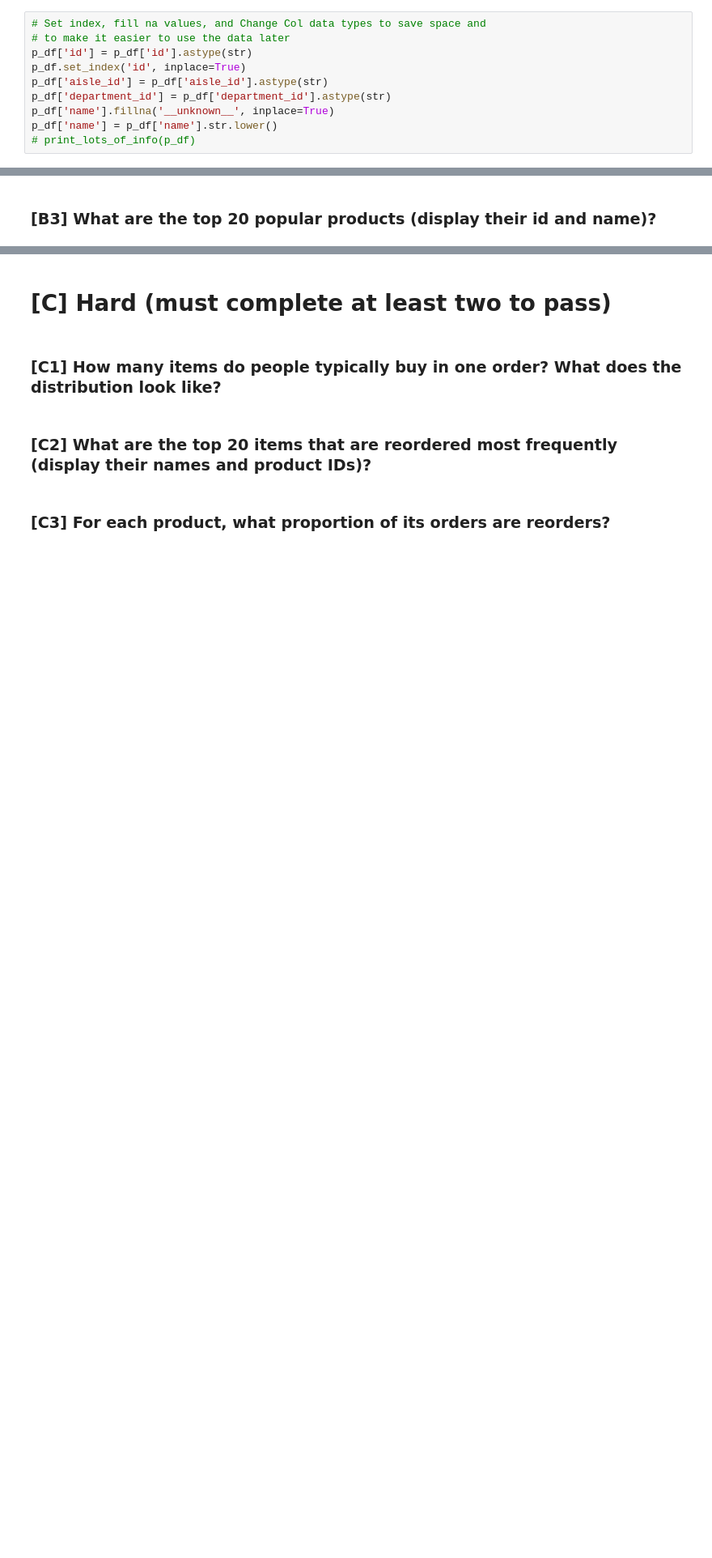
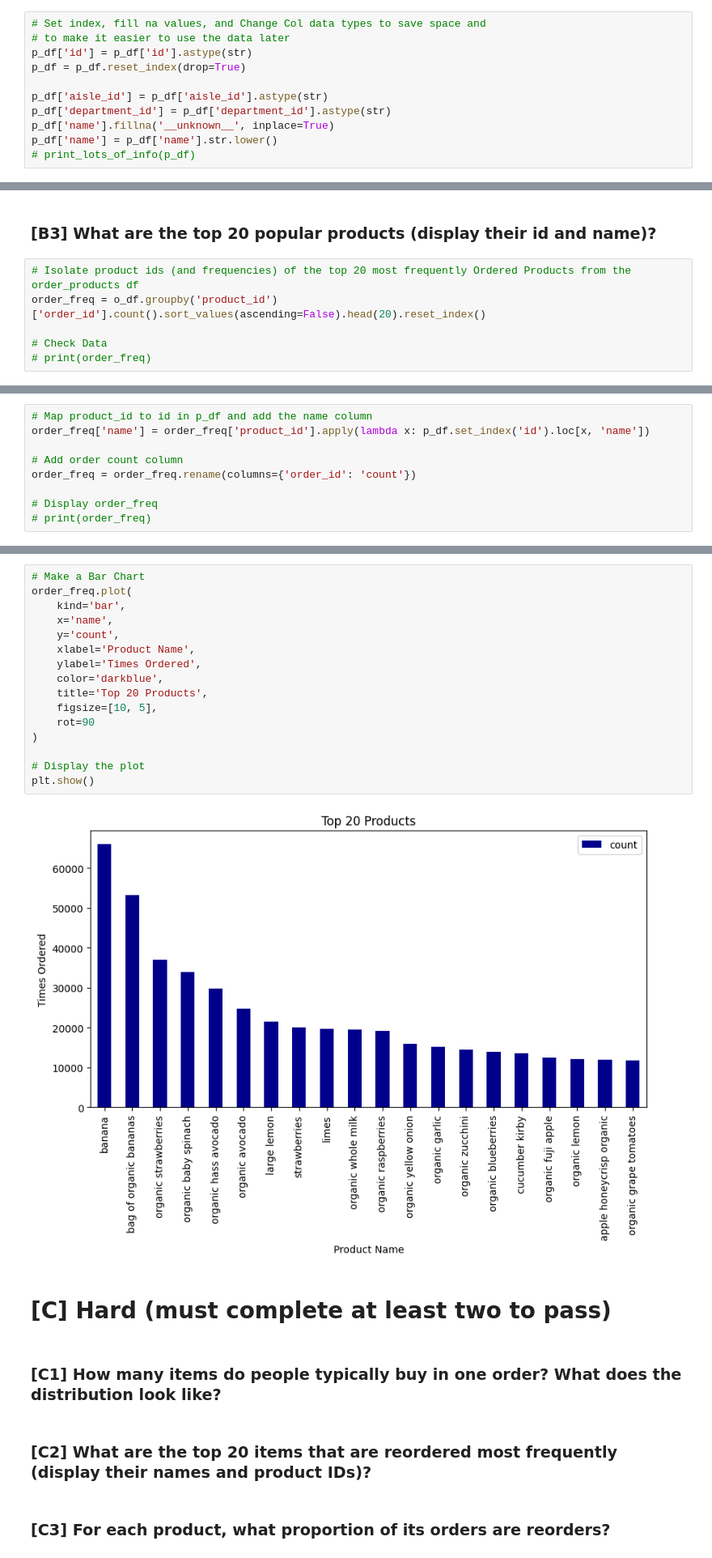
Before and after one commit to Malokingi/EDA-Project, a Jupyter notebook: EDA_notebook.ipynb, the cells around one changed output, grey strips where cells are left out. Shown at 81% size. Cells and saved outputs as stored; diff of their text form; blank space fills up the shorter version.

```diff
--- a/EDA_notebook.ipynb
+++ b/EDA_notebook.ipynb
@@ -84,7 +89,8 @@ p_df = p_df.rename(columns={
 # Set index, fill na values, and Change Col data types to save space and
 # to make it easier to use the data later
 p_df['id'] = p_df['id'].astype(str)
-p_df.set_index('id', inplace=True)
+p_df = p_df.reset_index(drop=True)
+
 p_df['aisle_id'] = p_df['aisle_id'].astype(str)
 p_df['department_id'] = p_df['department_id'].astype(str)
 p_df['name'].fillna('__unknown__', inplace=True)
@@ -285,2 +358,8 @@ It looks like the most popular interval is listed as 30 days, maybe the data is
 # %% [markdown]
 ### [B3] What are the top 20 popular products (display their id and name)?
+# %%
+# Isolate product ids (and frequencies) of the top 20 most frequently Ordered Products from the order_products df
+order_freq = o_df.groupby('product_id')['order_id'].count().sort_values(ascending=False).head(20).reset_index()
+
+# Check Data
+# print(order_freq)
@@ -286,0 +384,9 @@ It looks like the most popular interval is listed as 30 days, maybe the data is
+# %%
+# Map product_id to id in p_df and add the name column
+order_freq['name'] = order_freq['product_id'].apply(lambda x: p_df.set_index('id').loc[x, 'name'])
+
+# Add order count column
+order_freq = order_freq.rename(columns={'order_id': 'count'})
+
+# Display order_freq
+# print(order_freq)
@@ -287,3 +411,21 @@ It looks like the most popular interval is listed as 30 days, maybe the data is
+# %%
+# Make a Bar Chart
+order_freq.plot(
+    kind='bar',
+    x='name',
+    y='count',
+    xlabel='Product Name',
+    ylabel='Times Ordered',
+    color='darkblue',
+    title='Top 20 Products',
+    figsize=[10, 5],
+    rot=90
+)
+
+# Display the plot
+plt.show()
+# %% [output]
+[figure, added]
 # %% [markdown]
 # [C] Hard (must complete at least two to pass)
 # %% [markdown]
```
Also changed, not shown: parts of 9 cells of this notebook, 2 other files.
